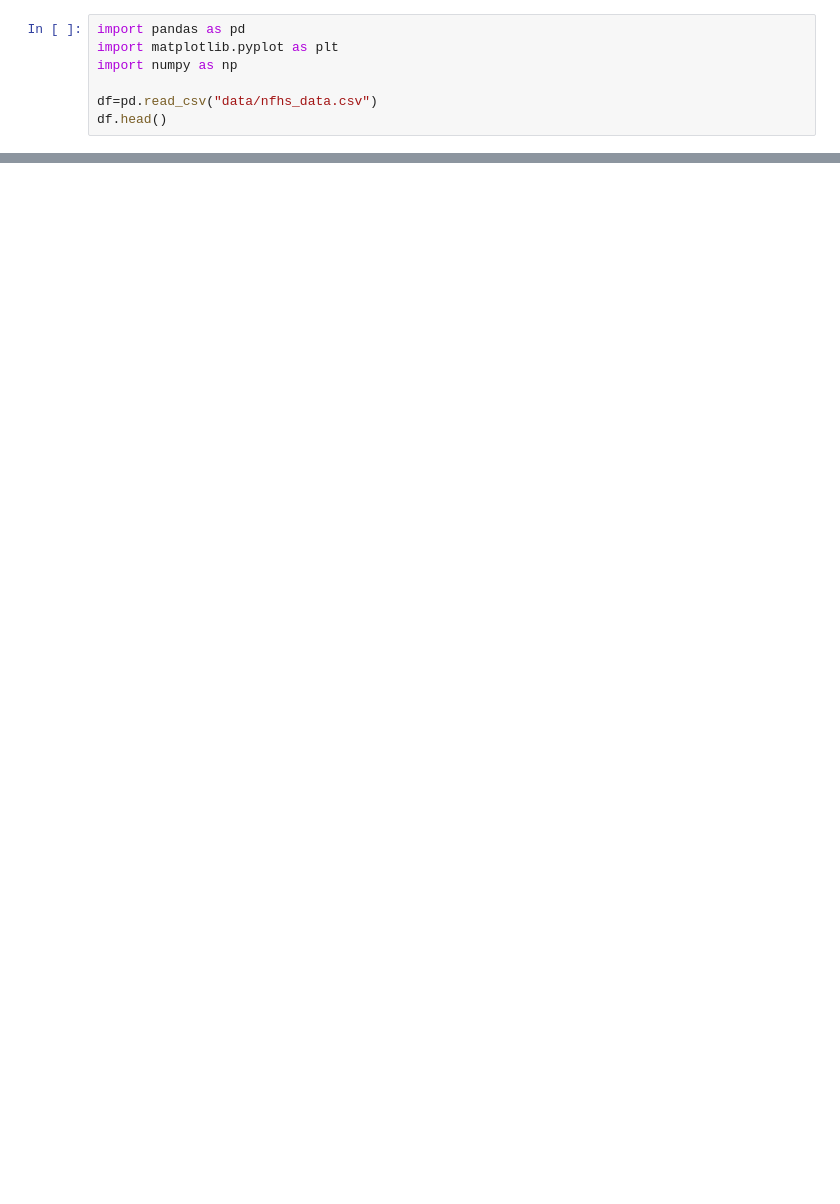
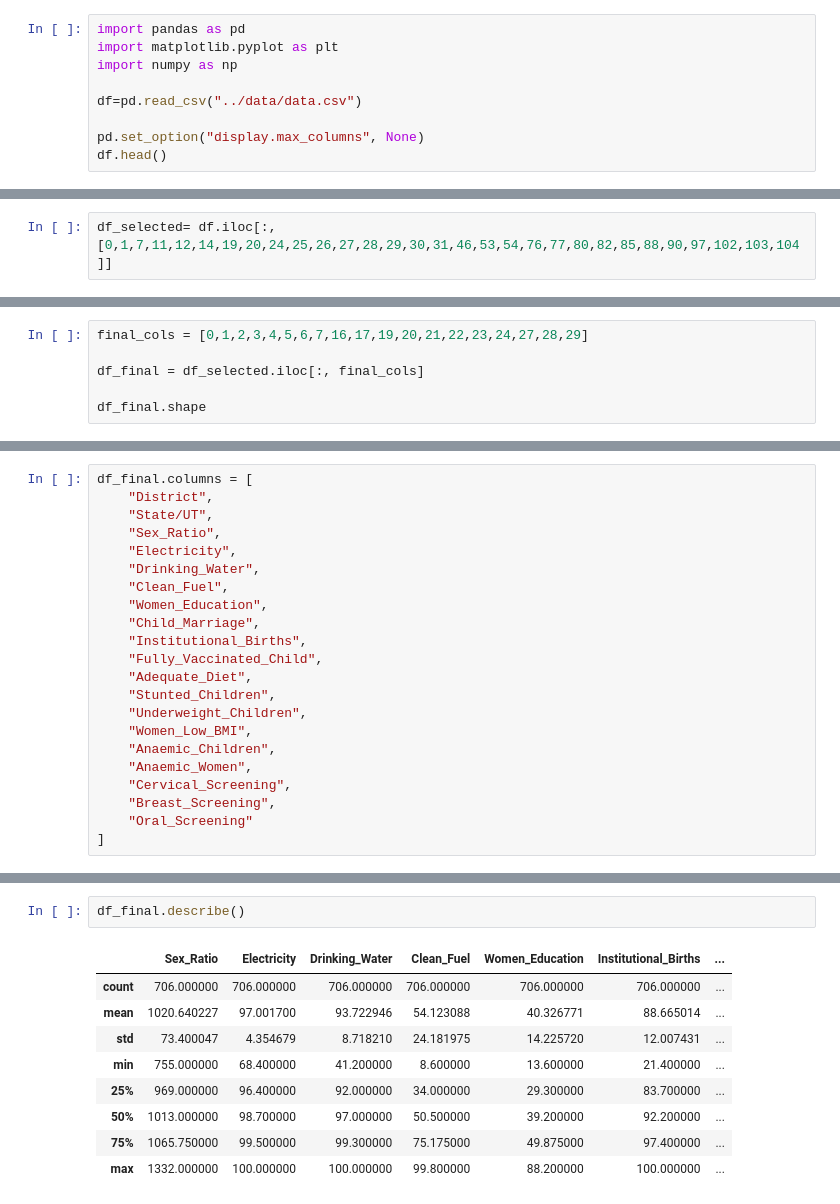
Before and after one commit to Vedid11/india_health_analytics_nhfs, a Jupyter notebook: notebooks/eda.ipynb, the cells around one changed output, grey strips where cells are left out. Cells and saved outputs as stored; diff of their text form; blank space fills up the shorter version.

```diff
--- a/notebooks/eda.ipynb
+++ b/notebooks/eda.ipynb
@@ -3,6 +3,8 @@ import pandas as pd
 import matplotlib.pyplot as plt
 import numpy as np
 
-df=pd.read_csv("data/nfhs_data.csv")
+df=pd.read_csv("../data/data.csv")
+
+pd.set_option("display.max_columns", None)
 df.head()
 # %% [output]
@@ -9,0 +38,2 @@ FileNotFoundError: [Errno 2] No such file or directory: 'data/nfhs_data.csv'
+# %%
+df_selected= df.iloc[:,[0,1,7,11,12,14,19,20,24,25,26,27,28,29,30,31,46,53,54,76,77,80,82,85,88,90,97,102,103,104]]
@@ -9,0 +71,6 @@ FileNotFoundError: [Errno 2] No such file or directory: 'data/nfhs_data.csv'
+# %%
+final_cols = [0,1,2,3,4,5,6,7,16,17,19,20,21,22,23,24,27,28,29]
+
+df_final = df_selected.iloc[:, final_cols]
+
+df_final.shape
@@ -9,0 +79,22 @@ FileNotFoundError: [Errno 2] No such file or directory: 'data/nfhs_data.csv'
+# %%
+df_final.columns = [
+    "District",
+    "State/UT",
+    "Sex_Ratio",
+    "Electricity",
+    "Drinking_Water",
+    "Clean_Fuel",
+    "Women_Education",
+    "Child_Marriage",
+    "Institutional_Births",
+    "Fully_Vaccinated_Child",
+    "Adequate_Diet",
+    "Stunted_Children",
+    "Underweight_Children",
+    "Women_Low_BMI",
+    "Anaemic_Children",
+    "Anaemic_Women",
+    "Cervical_Screening",
+    "Breast_Screening",
+    "Oral_Screening"
+]
@@ -9,0 +110,12 @@ FileNotFoundError: [Errno 2] No such file or directory: 'data/nfhs_data.csv'
+# %%
+df_final.describe()
+# %% [output]
+|  | Sex_Ratio | Electricity | Drinking_Water | Clean_Fuel | Women_Education | Institutional_Births | ... |
+| count | 706.000000 | 706.000000 | 706.000000 | 706.000000 | 706.000000 | 706.000000 | ... |
+| mean | 1020.640227 | 97.001700 | 93.722946 | 54.123088 | 40.326771 | 88.665014 | ... |
+| std | 73.400047 | 4.354679 | 8.718210 | 24.181975 | 14.225720 | 12.007431 | ... |
+| min | 755.000000 | 68.400000 | 41.200000 | 8.600000 | 13.600000 | 21.400000 | ... |
+| 25% | 969.000000 | 96.400000 | 92.000000 | 34.000000 | 29.300000 | 83.700000 | ... |
+| 50% | 1013.000000 | 98.700000 | 97.000000 | 50.500000 | 39.200000 | 92.200000 | ... |
+| 75% | 1065.750000 | 99.500000 | 99.300000 | 75.175000 | 49.875000 | 97.400000 | ... |
+| max | 1332.000000 | 100.000000 | 100.000000 | 99.800000 | 88.200000 | 100.000000 | ... |
```
Also changed, not shown: parts of 18 cells of this notebook, 1 other file.
